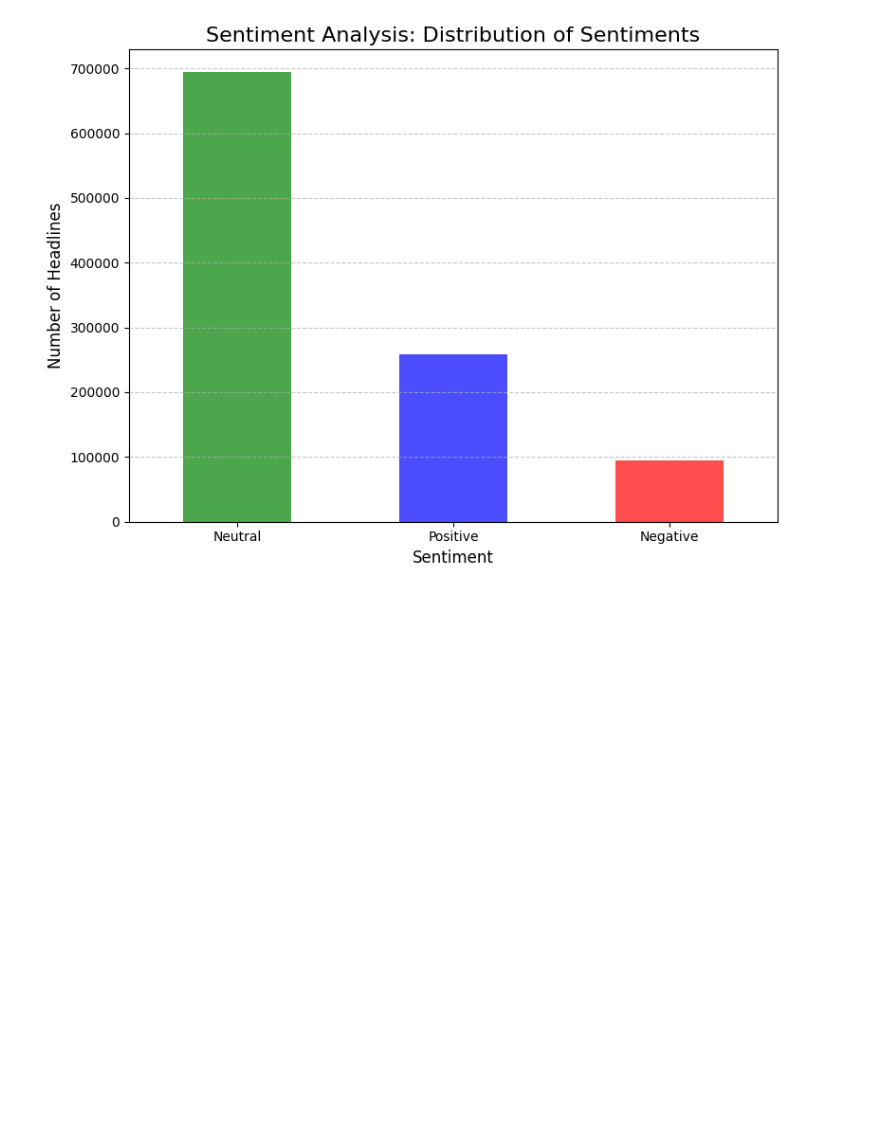
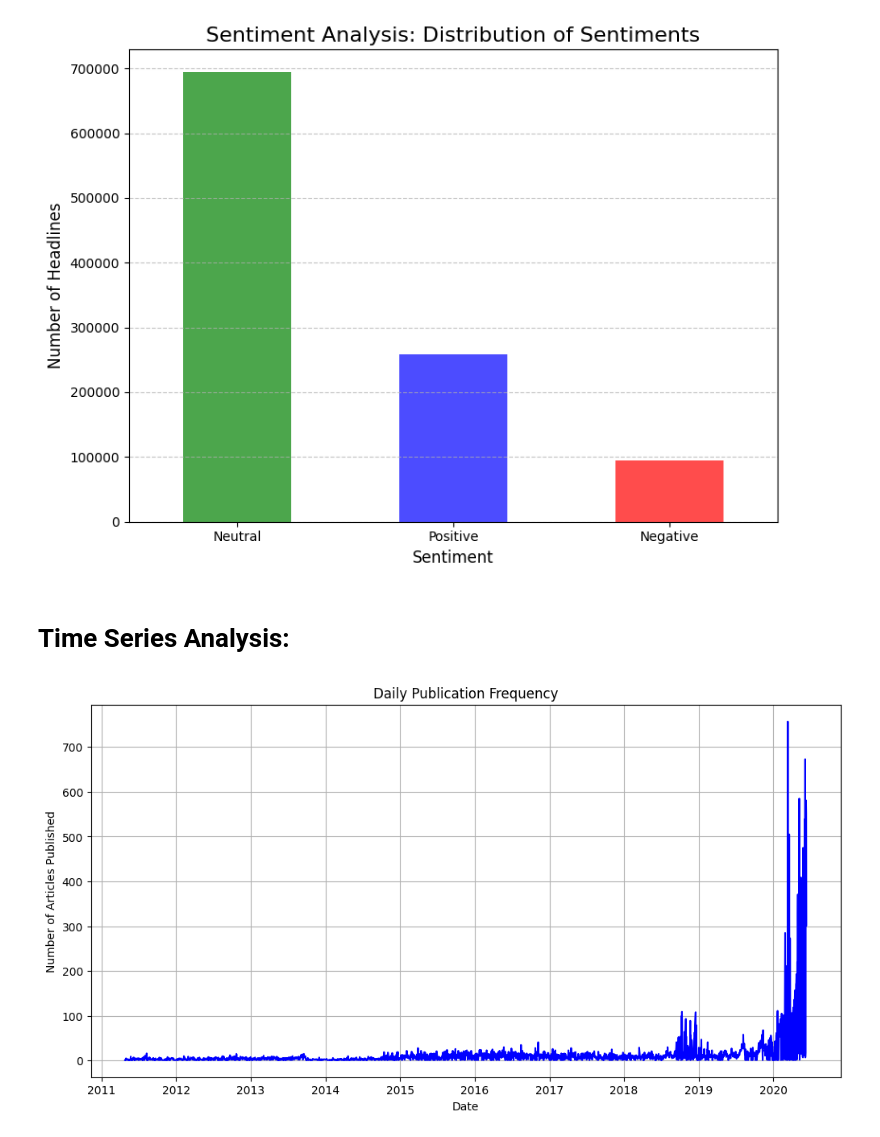
Before and after one commit to mubarek4566/Stoke_market_prediction_w1, a Jupyter notebook: notebooks/stoke_main.ipynb, the cells around one changed output. Drawn from its saved outputs; the diff is of its cells as text; code cells hidden in the pictures; blank space fills up the shorter version.

```diff
--- a/notebooks/stoke_main.ipynb
+++ b/notebooks/stoke_main.ipynb
@@ -27,6 +37,6 @@ True
 # %%
 # Load Dataset
-df = pd.read_csv('C:\\Users\\Specter\\Documents\\raw_analyst_ratings.csv\\raw_analyst_ratings.csv')
+df = pd.read_csv('C:\\Users\\Specter\\Documents\\Stoke_market_prediction_w1\\raw_analyst_ratings\\raw_analyst_ratings.csv')
 df
 # %% [output]
 |  | Unnamed: 0 | headline | url | publisher | date | stock |
@@ -122,6 +119,8 @@ Name: count, Length: 984, dtype: int64
 
 # Convert 'date' column to datetime format
 df['date'] = pd.to_datetime(df['date'], errors='coerce')
+# Drop rows with invalid or missing dates
+df = df.dropna(subset=['date'])
 
 # Group articles by publication date
 daily_articles = df.groupby(df['date'].dt.date).size()
@@ -258,3 +257,5 @@ common_keywords = Counter(all_keywords).most_common(20)
 
 # Print the top 20 keywords
 print(f"\nTop 20 Keywords: {common_keywords}")
+# %% [markdown]
+# Time Series Analysis:
@@ -260,0 +281,16 @@ print(f"\nTop 20 Keywords: {common_keywords}")
+# %%
+# 1. Analyze DAILY trends
+# Extract the date (without time) and count articles published per day
+df['publication_date'] = df['date'].dt.date
+daily_trend = df.groupby('publication_date').size()
+
+# Plot daily publication trends
+plt.figure(figsize=(12, 6))
+daily_trend.plot(kind='line', color='blue')
+plt.title('Daily Publication Frequency')
+plt.xlabel('Date')
+plt.ylabel('Number of Articles Published')
+plt.grid(True)
+plt.show()
+# %% [output]
+[figure, added]
```
Also changed, not shown: parts of 24 cells of this notebook, 7 other files.
